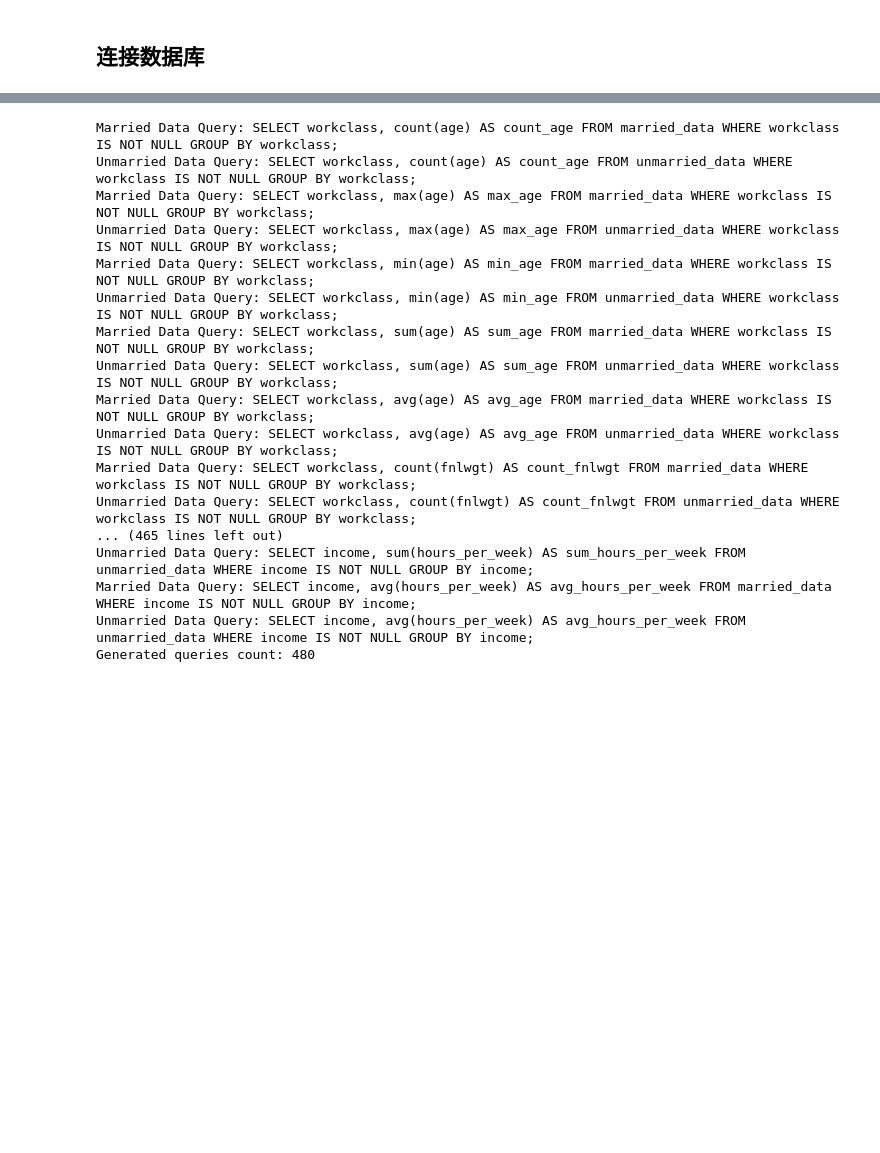
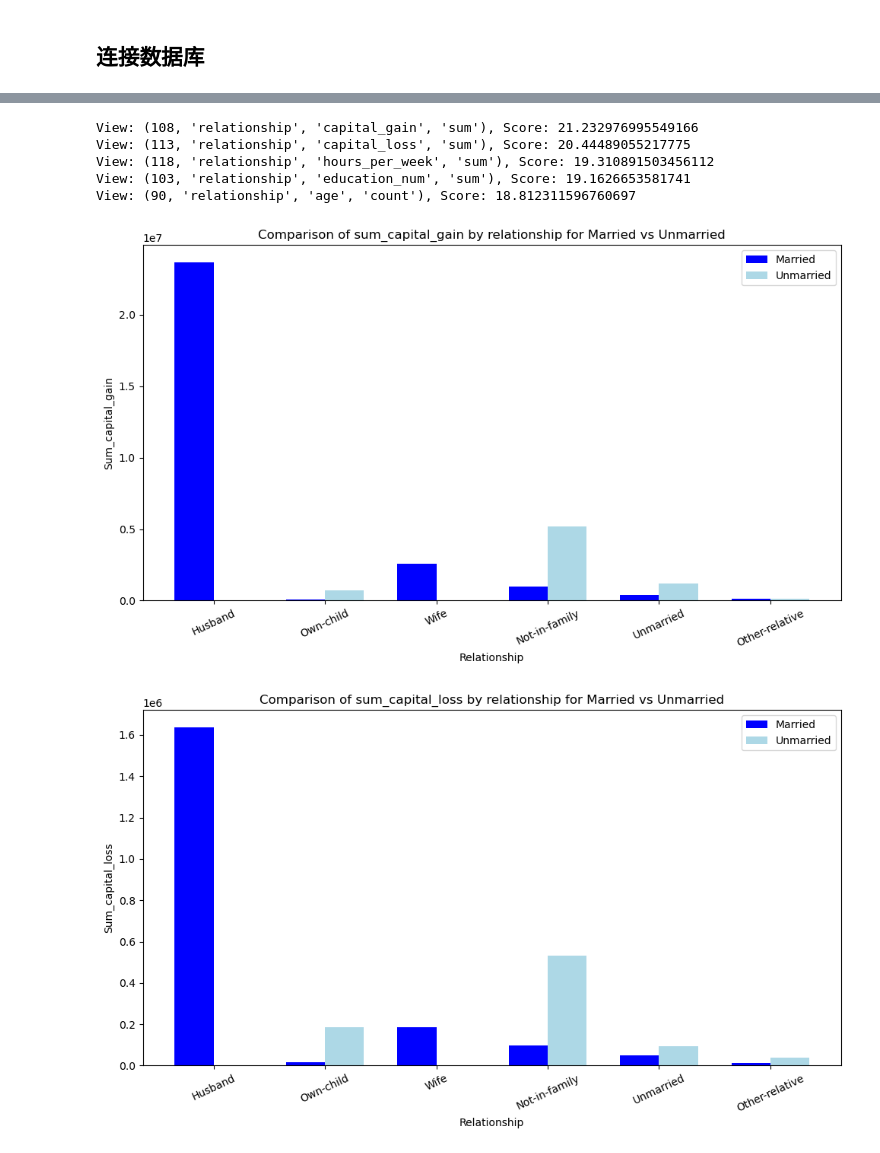
Before and after one commit to lilingxi01/seedb-replication, a Jupyter notebook: Non-optimazation.ipynb, the cells around one changed output, grey strips where cells are left out. Saved outputs shown, nothing was run; the diff lists cells and outputs as text; code cells hidden in the pictures; blank space fills up the shorter version.

```diff
--- a/Non-optimazation.ipynb
+++ b/Non-optimazation.ipynb
@@ -41,44 +122,57 @@ print(views[17])
-# %%
-sql_queries = []
-for key, (attribute,measurement,function) in views.items():
-    sql_married = f"SELECT {attribute}, {function}({measurement}) AS {function}_{measurement} FROM married_data WHERE {attribute} IS NOT NULL GROUP BY {attribute};"
-    sql_unmarried = f"SELECT {attribute}, {function}({measurement}) AS {function}_{measurement} FROM unmarried_data WHERE {attribute} IS NOT NULL GROUP BY {attribute};"
-    sql_queries.append((sql_married, sql_unmarried))
-
-# 可选：打印所有生成的查询
-for married_query, unmarried_query in sql_queries:
-    print("Married Data Query:", married_query)
-    print("Unmarried Data Query:", unmarried_query)
-
-# 查询数量
-query_count = len(sql_queries)
-print("Generated queries count:", query_count * 2)  # 每个视图两个查询
-# %% [output]
-Married Data Query: SELECT workclass, count(age) AS count_age FROM married_data WHERE workclass IS NOT NULL GROUP BY workclass;
-Unmarried Data Query: SELECT workclass, count(age) AS count_age FROM unmarried_data WHERE workclass IS NOT NULL GROUP BY workclass;
-Married Data Query: SELECT workclass, max(age) AS max_age FROM married_data WHERE workclass IS NOT NULL GROUP BY workclass;
-Unmarried Data Query: SELECT workclass, max(age) AS max_age FROM unmarried_data WHERE workclass IS NOT NULL GROUP BY workclass;
-Married Data Query: SELECT workclass, min(age) AS min_age FROM married_data WHERE workclass IS NOT NULL GROUP BY workclass;
-Unmarried Data Query: SELECT workclass, min(age) AS min_age FROM unmarried_data WHERE workclass IS NOT NULL GROUP BY workclass;
-Married Data Query: SELECT workclass, sum(age) AS sum_age FROM married_data WHERE workclass IS NOT NULL GROUP BY workclass;
-Unmarried Data Query: SELECT workclass, sum(age) AS sum_age FROM unmarried_data WHERE workclass IS NOT NULL GROUP BY workclass;
-Married Data Query: SELECT workclass, avg(age) AS avg_age FROM married_data WHERE workclass IS NOT NULL GROUP BY workclass;
-Unmarried Data Query: SELECT workclass, avg(age) AS avg_age FROM unmarried_data WHERE workclass IS NOT NULL GROUP BY workclass;
-Married Data Query: SELECT workclass, count(fnlwgt) AS count_fnlwgt FROM married_data WHERE workclass IS NOT NULL GROUP BY workclass;
-Unmarried Data Query: SELECT workclass, count(fnlwgt) AS count_fnlwgt FROM unmarried_data WHERE workclass IS NOT NULL GROUP BY workclass;
-... (465 lines left out)
-Unmarried Data Query: SELECT income, sum(hours_per_week) AS sum_hours_per_week FROM unmarried_data WHERE income IS NOT NULL GROUP BY income;
-Married Data Query: SELECT income, avg(hours_per_week) AS avg_hours_per_week FROM married_data WHERE income IS NOT NULL GROUP BY income;
-Unmarried Data Query: SELECT income, avg(hours_per_week) AS avg_hours_per_week FROM unmarried_data WHERE income IS NOT NULL GROUP BY income;
-Generated queries count: 480
 # %%
+%%time
 results = []
 for married_query, unmarried_query in sql_queries:
     # 执行已婚数据查询并直接读取到 DataFrame
     df_married = pd.read_sql_query(married_query, engine)
 
     # 执行未婚数据查询并直接读取到 DataFrame
     df_unmarried = pd.read_sql_query(unmarried_query, engine)
 
     # 将结果存储为元组
     results.append((df_married, df_unmarried))
+
+# print(results[17])
+
+view_scores = {}  # 初始化空字典，将用来存储vid,三元组和对应的K-L散度
+
+
+# 计算偏差分数
+for vid, (attribute, measurement, function) in views.items():
+    df_married = results[vid][0]
+    df_unmarried = results[vid][1]
+
+    all_attribute_values = set(df_married[attribute].unique()).union(set(df_unmarried[attribute].unique()))
+
+
+    grouped_married = df_married.groupby(attribute).agg({f'{function}_{measurement}': 'sum'}).reindex(all_attribute_values, fill_value=0)
+    grouped_unmarried = df_unmarried.groupby(attribute).agg({f'{function}_{measurement}': 'sum'}).reindex(all_attribute_values, fill_value=0)
+
+    total_married = grouped_married[f'{function}_{measurement}'].sum()
+    total_unmarried = grouped_unmarried[f'{function}_{measurement}'].sum()
+
+    # 归一化以获得概率分布
+    p = (grouped_married / total_married).fillna(0).values.flatten()
+    q = (grouped_unmarried / total_unmarried).fillna(0).values.flatten()
+
+    # 计算 K-L 散度并保存
+    score = kl_divergence(p, q)
+    view_scores[(vid, attribute, measurement, function)] = score
+
+
+# 排序并打印top 5
+top_scores = sorted(view_scores.items(), key=lambda x: x[1], reverse=True)[:5]
+for key, score in top_scores:
+    print(f"View: {key}, Score: {score}")
+
+
+# 画图
+plot_top_scores(top_scores,results)
+# %% [output]
+View: (108, 'relationship', 'capital_gain', 'sum'), Score: 21.232976995549166
+View: (113, 'relationship', 'capital_loss', 'sum'), Score: 20.44489055217775
+View: (118, 'relationship', 'hours_per_week', 'sum'), Score: 19.310891503456112
+View: (103, 'relationship', 'education_num', 'sum'), Score: 19.1626653581741
+View: (90, 'relationship', 'age', 'count'), Score: 18.812311596760697
+[figure, added]
+[figure, added]
```
Also changed, not shown: parts of 12 cells of this notebook.
